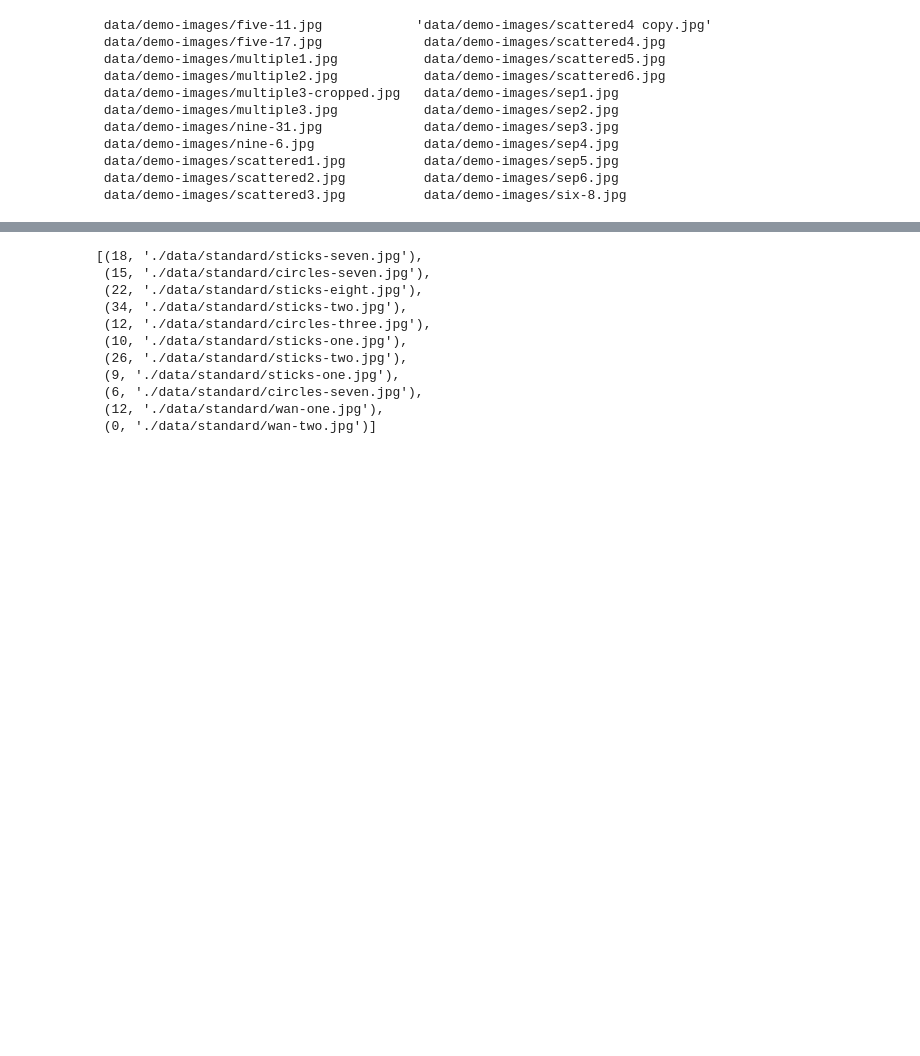
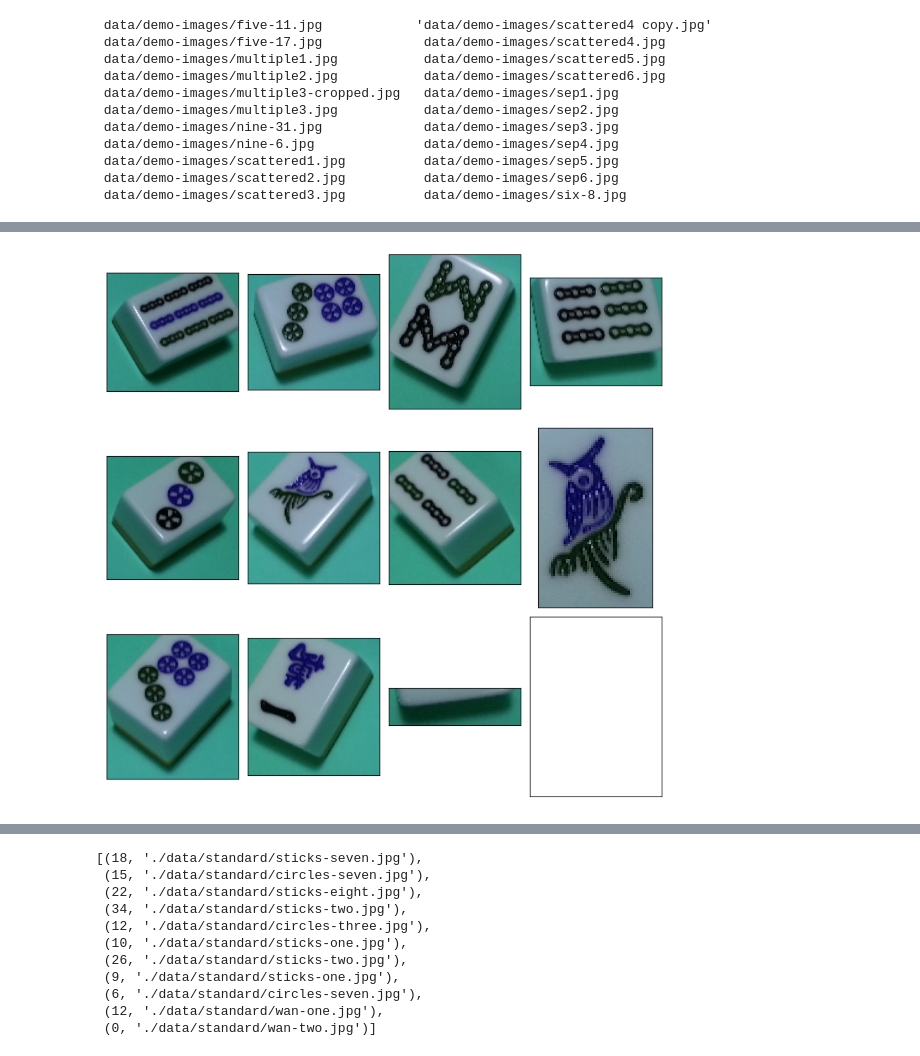
Before and after one commit to augix/mahjongCV, a Jupyter notebook: testMain1.ipynb, the cells around one changed output, grey strips where cells are left out. Drawn from its saved outputs; the diff is of its cells as text; code cells hidden in the pictures; blank space fills up the shorter version.

```diff
--- a/testMain1.ipynb
+++ b/testMain1.ipynb
@@ -187 +34,5 @@ import matplotlib.pyplot as plt
+# %%
+plot_arrays(tiles,cols=4)
+# %% [output]
+[figure, added]
 # %%
```
Also changed, not shown: parts of 16 cells of this notebook, 2 other files.
